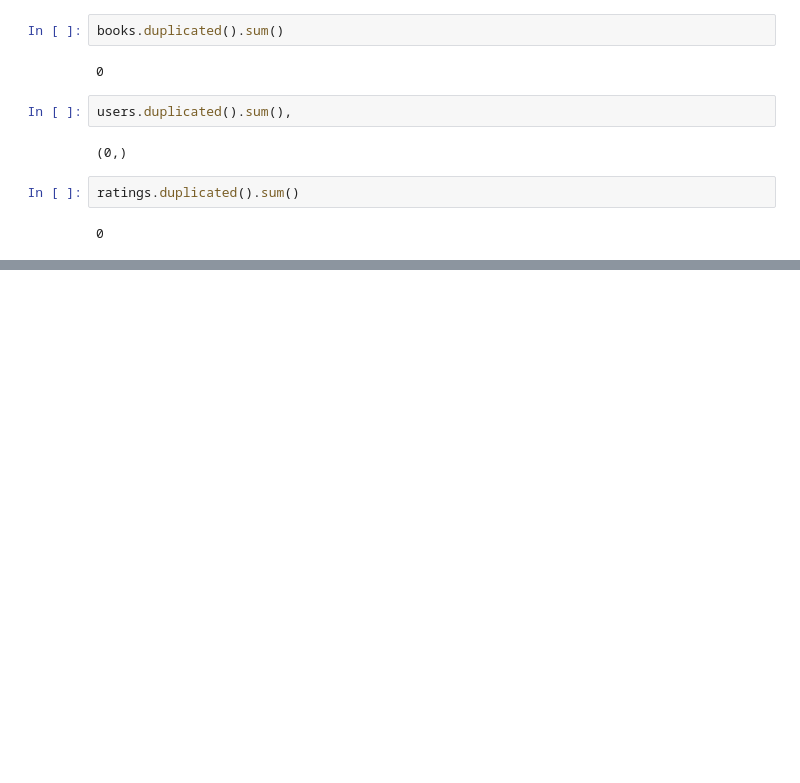
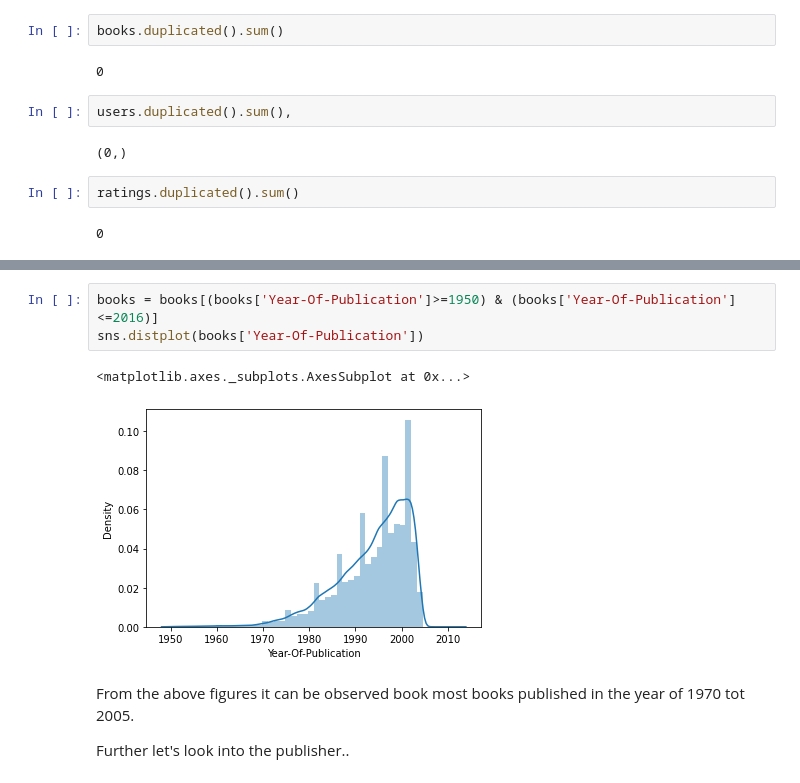
Before and after one commit to kunalburgul/MLDS_Problems, a Jupyter notebook: recommender_system/book_recommender_system.ipynb, the cells around one changed output, grey strips where cells are left out. Saved outputs shown, nothing was run; the diff lists cells and outputs as text; blank space fills up the shorter version.

```diff
--- a/recommender_system/book_recommender_system.ipynb
+++ b/recommender_system/book_recommender_system.ipynb
@@ -119,0 +229,10 @@ ratings.duplicated().sum()
+# %%
+books = books[(books['Year-Of-Publication']>=1950) & (books['Year-Of-Publication']<=2016)]
+sns.distplot(books['Year-Of-Publication'])
+# %% [output]
+<matplotlib.axes._subplots.AxesSubplot at 0x...>
+[figure, added]
+# %% [markdown]
+From the above figures it can be observed book most books published in the year of 1970 tot 2005.
+
+Further let's look into the publisher..
```
Also changed, not shown: parts of 20 cells of this notebook.
